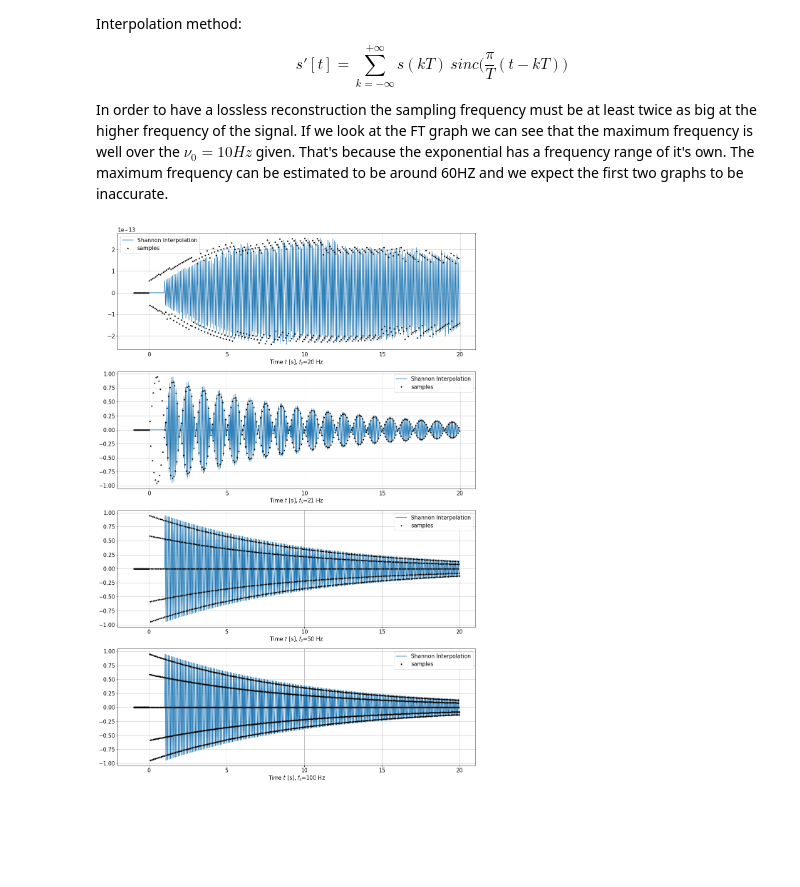
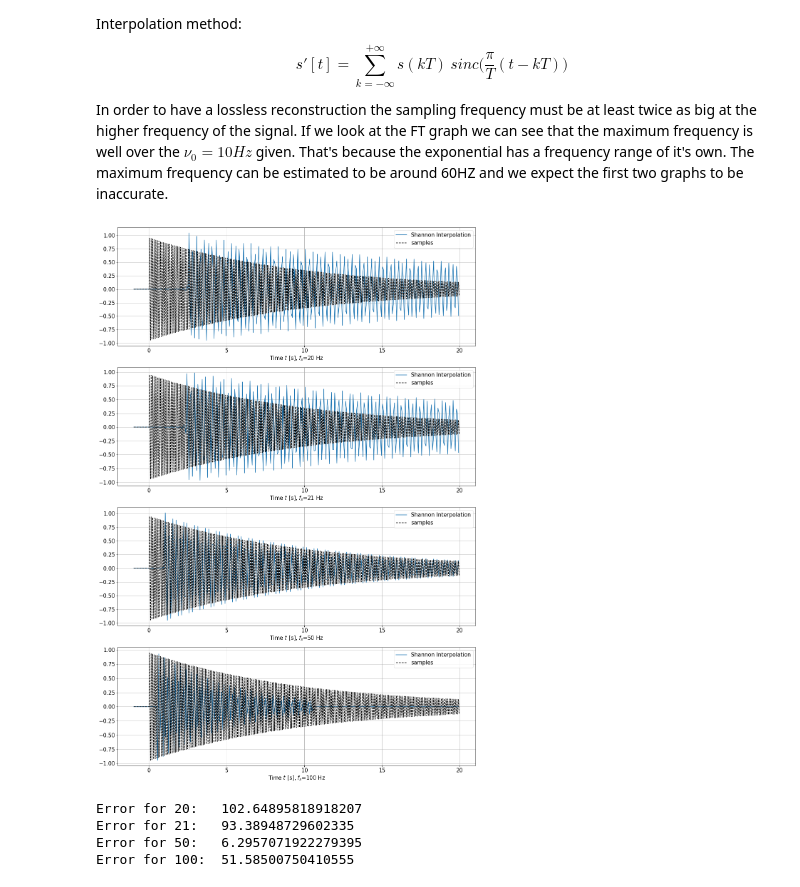
Before and after one commit to NerusSkyhigh/experimenta_methods, a Jupyter notebook: Exercise 01 - Sampling Theorem/Exercise 01 - Sampling Theorem.ipynb, the cells around one changed output. Saved outputs shown, nothing was run; the diff lists cells and outputs as text; code cells hidden in the pictures; blank space fills up the shorter version.

```diff
--- a/Exercise 01 - Sampling Theorem/Exercise 01 - Sampling Theorem.ipynb
+++ b/Exercise 01 - Sampling Theorem/Exercise 01 - Sampling Theorem.ipynb
@@ -28,18 +28,18 @@ fs = [20, 21, 50, 100]
 
 # Function definition
 def signalT(t):
-    return np.exp(-1*t/DeltaT)*np.heaviside(t, 0)*np.sin(2*np.pi*f0*t)
+    return np.exp(-1*t/DeltaT)*np.heaviside(t, 1)*np.sin(2*np.pi*f0*t)
 
 def signalF(f):
-    return 1j/(2*np.sqrt(2*np.pi))*(
-             1/(1/DeltaT - 1j*(f+2*np.pi*f0))
-            -1/(1/DeltaT - 1j*(f-2*np.pi*f0)))
+    omega = 2*np.pi*f
+    OMEGA0 = 2*np.pi*f0
+    return OMEGA0*DeltaT**2 / (1+(OMEGA0*DeltaT)**2 + 2j*DeltaT*omega - DeltaT**2 * np.power(omega, 2) )
 # %%
 t = np.linspace(-0.5, 15, int(1e6))
-f = np.linspace(50, 75, int(1e6))
+f = np.linspace(0.001, 100, int(1e6))
 
 plt.rcParams.update({'font.size': 15})
-fig, axis = plt.subplots(2,1, figsize=(15, 10))
+fig, axis = plt.subplots(3,1, figsize=(15, 15))
 fig.suptitle('Plot of the function and its Fourier transform')
 
 axis[0].plot(t, signalT(t) )
@@ -47,10 +47,22 @@ axis[0].set_xlabel("Time t [s]")
 axis[0].set_ylabel("f(t)")
 axis[0].grid(True, which="both")
 
-axis[1].plot(f, np.abs(signalF(f)) )
+
+mag = np.abs(signalF(f))
+phase = np.arctan(np.imag(signalF(f)) / np.real(signalF(f)))*180/np.pi
+
+axis[1].plot(f, mag )
 axis[1].set_xlabel(r"Frequency $f$ [Hz]")
 axis[1].set_ylabel(r"Module $|f(2 \pi \omega)|$")
+axis[1].set_xscale('log')
+axis[1].set_yscale('log')
 axis[1].grid(True, which="both")
+
+axis[2].plot(f, phase )
+axis[2].set_xlabel(r"Phase $f$ [Hz]")
+axis[2].set_ylabel(r"Argument of $|f(2 \pi \omega)|$")
+axis[2].set_xscale('log')
+axis[2].grid(True, which="both")
 
 plt.tight_layout()
 plt.show()
@@ -118,37 +132,44 @@ In order to have a lossless reconstruction the sampling frequency must be at lea
 # %%
 # Interval limits given in the third point
 Ti, Tf = -1, 20
 
 def shannon_interpolation_T(t, points, T):
     s=0
     for k in range(points.shape[0]):
         # NB: for python sinc(x) = sin(pi*x)/(pi*x)
         s += points[k]*np.sinc( (t-k*T)/T )
     return s
 
 plt.rcParams.update({'font.size': 15})
 fig, axis = plt.subplots(4, 1, figsize=(15, 22))
 
+
+t = np.arange(Ti, Tf, 21/300)
+t_sampling = np.arange(start=Ti, stop=Tf, step=2e-2)
+
 for i, fsam in enumerate(fs):
     T = 1/fsam # Time step from sampling frequency
-    t = np.arange(Ti, Tf, step=T)
 
-    t_sampling = np.arange(start=Ti, stop=Tf, step=T)
     samples = signalT(t_sampling)
 
-    reconstruction = np.zeros(t.shape[0])
-    for j in range(t.shape[0]):
-        reconstruction[j] = shannon_interpolation_T(t[j], samples, T)
+    reconstruction = shannon_interpolation_T(t, samples, T)
 
     axis[i].plot(t,  reconstruction, label='Shannon Interpolation')
-    axis[i].plot(t_sampling, samples, ".", color='black', label='samples')
-    axis[i].set_xlabel(r"Time $t$ [s], $f_s$="+str(fs[i])+" Hz" )
+    axis[i].plot(t_sampling, samples, "--", color='black', label='samples')
+    axis[i].set_xlabel(r"Time $t$ [s], $f_s$="+str(fsam)+" Hz" )
     axis[i].grid(True, which="both")
     axis[i].legend()
 
-    alias[i] = np.sum( (reconstruction-signalT(t))**2)
+    alias[i] = np.sum( (reconstruction-signalT(t))**2 )
 
 plt.tight_layout()
 plt.show()
+
+for i, fsam in enumerate(fs):
+    print("Error for "+str(fsam)+":\t"+str(alias[i]) )
 # %% [output]
-[figure, old version]
+[figure, new version]
+Error for 20:   102.64895818918207
+Error for 21:   93.38948729602335
+Error for 50:   6.2957071922279395
+Error for 100:  51.58500750410555
```
Also changed, not shown: parts of 2 cells of this notebook.
